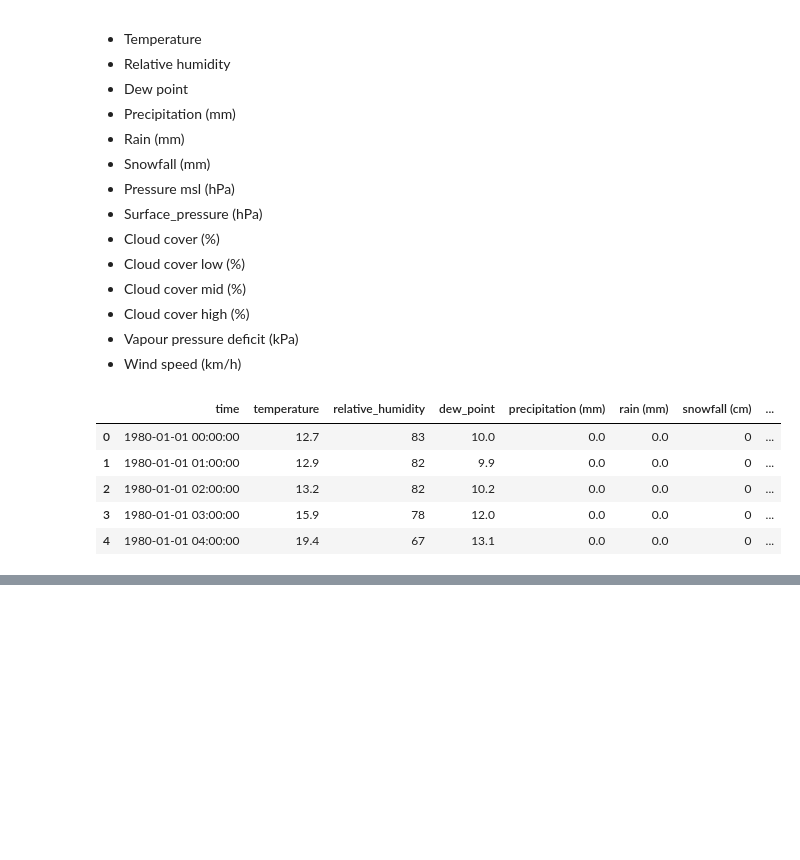
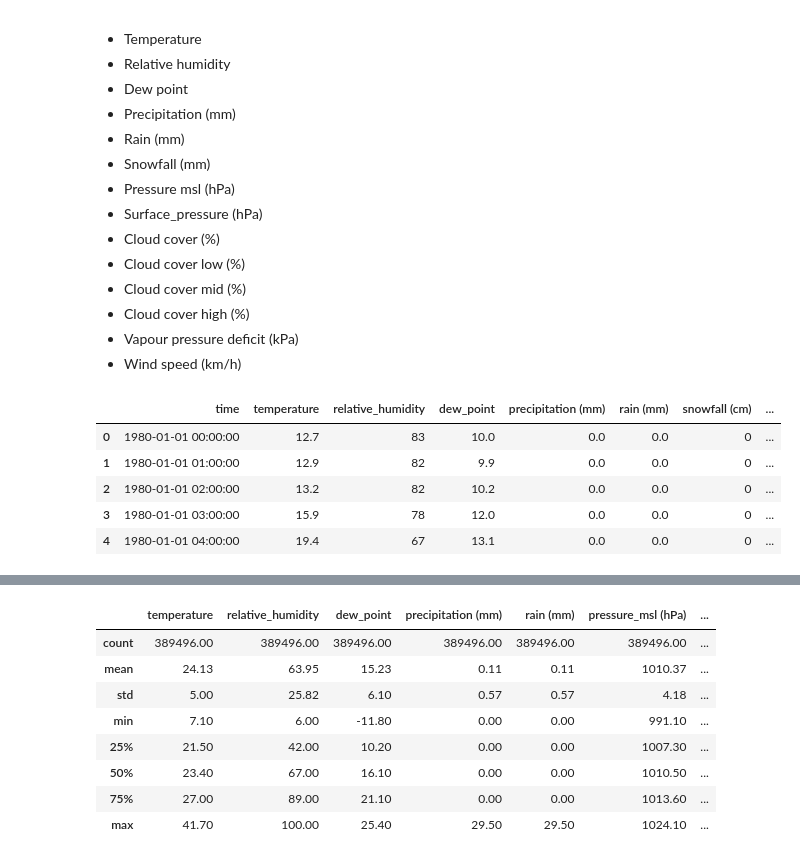
Before and after one commit to OlgaSieradzan/Weather-Prediction-Notebook, a Jupyter notebook: Notebook.ipynb, the cells around one changed output, grey strips where cells are left out. Drawn from its saved outputs; the diff is of its cells as text; code cells hidden in the pictures; blank space fills up the shorter version.

```diff
--- a/Notebook.ipynb
+++ b/Notebook.ipynb
@@ -89,0 +135,13 @@ As the table above show, there will be no problem with data types since all of t
+# %%
+raw_data.drop(["time", "snowfall (cm)"], axis = 1, inplace = True)
+raw_data.describe().round(2)
+# %% [output]
+|  | temperature | relative_humidity | dew_point | precipitation (mm) | rain (mm) | pressure_msl (hPa) | ... |
+| count | 389496.00 | 389496.00 | 389496.00 | 389496.00 | 389496.00 | 389496.00 | ... |
+| mean | 24.13 | 63.95 | 15.23 | 0.11 | 0.11 | 1010.37 | ... |
+| std | 5.00 | 25.82 | 6.10 | 0.57 | 0.57 | 4.18 | ... |
+| min | 7.10 | 6.00 | -11.80 | 0.00 | 0.00 | 991.10 | ... |
+| 25% | 21.50 | 42.00 | 10.20 | 0.00 | 0.00 | 1007.30 | ... |
+| 50% | 23.40 | 67.00 | 16.10 | 0.00 | 0.00 | 1010.50 | ... |
+| 75% | 27.00 | 89.00 | 21.10 | 0.00 | 0.00 | 1013.60 | ... |
+| max | 41.70 | 100.00 | 25.40 | 29.50 | 29.50 | 1024.10 | ... |
```
Also changed, not shown: parts of 16 cells of this notebook.
